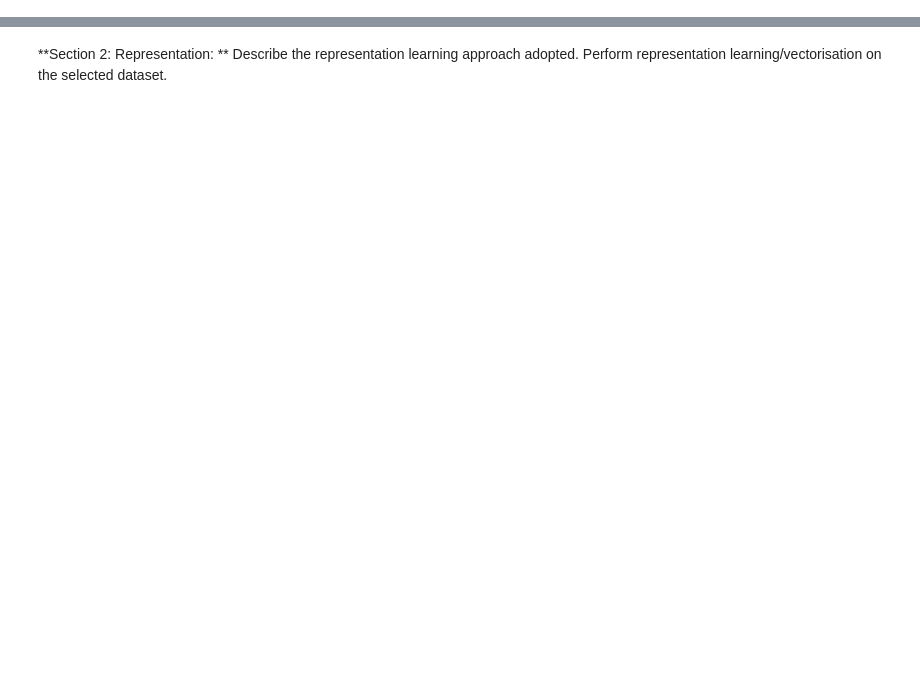
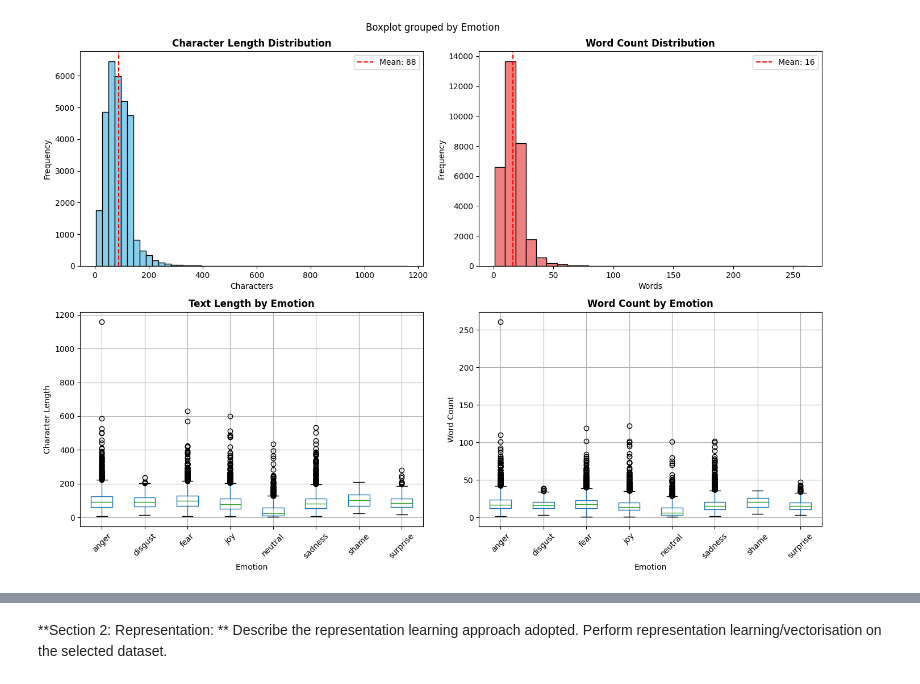
Before and after one commit to Tsaraban/CM4145_NLP_coursework, a Jupyter notebook: CE4145_coursework.ipynb, the cells around one changed output, grey strips where cells are left out. Cells and saved outputs as stored; diff of their text form; code cells hidden in the pictures; blank space fills up the shorter version.

```diff
--- a/CE4145_coursework.ipynb
+++ b/CE4145_coursework.ipynb
@@ -27,0 +27,7 @@ print(df)
+# %%
+#dropna() function remove missing values from a DataFrame
+df=(raw_df.dropna())
+
+print(list(df.columns)) #Column names
+
+print(df.shape) #shape
@@ -27,0 +52,3 @@ print(df)
+# %%
+df.drop_duplicates(inplace=True)
+print(f"DataFrame shape after removing duplicates: {df.shape}")
@@ -27,0 +115,9 @@ print(df)
+# %%
+# Text length analysis
+df['text_length'] = df['Text'].str.len()
+df['word_count'] = df['Text'].str.split().str.len()
+
+print("\n" + "="*60)
+print("TEXT LENGTH STATISTICS")
+print("="*60)
+print(df[['text_length', 'word_count']].describe())
@@ -27,0 +137,40 @@ print(df)
+# %%
+# Visualize text lengths
+fig, axes = plt.subplots(2, 2, figsize=(14, 10))
+
+# Character length distribution
+axes[0, 0].hist(df['text_length'], bins=50, color='skyblue', edgecolor='black')
+axes[0, 0].set_title('Character Length Distribution', fontweight='bold')
+axes[0, 0].set_xlabel('Characters')
+axes[0, 0].set_ylabel('Frequency')
+axes[0, 0].axvline(df['text_length'].mean(), color='red', linestyle='--', label=f'Mean: {df["text_length"].mean():.0f}')
+axes[0, 0].legend()
+
+# Word count distribution
+axes[0, 1].hist(df['word_count'], bins=30, color='lightcoral', edgecolor='black')
+axes[0, 1].set_title('Word Count Distribution', fontweight='bold')
+axes[0, 1].set_xlabel('Words')
+axes[0, 1].set_ylabel('Frequency')
+axes[0, 1].axvline(df['word_count'].mean(), color='red', linestyle='--', label=f'Mean: {df["word_count"].mean():.0f}')
+axes[0, 1].legend()
+
+# Box plot by emotion
+df.boxplot(column='text_length', by='Emotion', ax=axes[1, 0])
+axes[1, 0].set_title('Text Length by Emotion', fontweight='bold')
+axes[1, 0].set_xlabel('Emotion')
+axes[1, 0].set_ylabel('Character Length')
+plt.sca(axes[1, 0])
+plt.xticks(rotation=45)
+
+# Box plot word count
+df.boxplot(column='word_count', by='Emotion', ax=axes[1, 1])
+axes[1, 1].set_title('Word Count by Emotion', fontweight='bold')
+axes[1, 1].set_xlabel('Emotion')
+axes[1, 1].set_ylabel('Word Count')
+plt.sca(axes[1, 1])
+plt.xticks(rotation=45)
+
+plt.tight_layout()
+plt.show()
+# %% [output]
+[figure, added]
```
Also changed, not shown: parts of 63 cells of this notebook.
